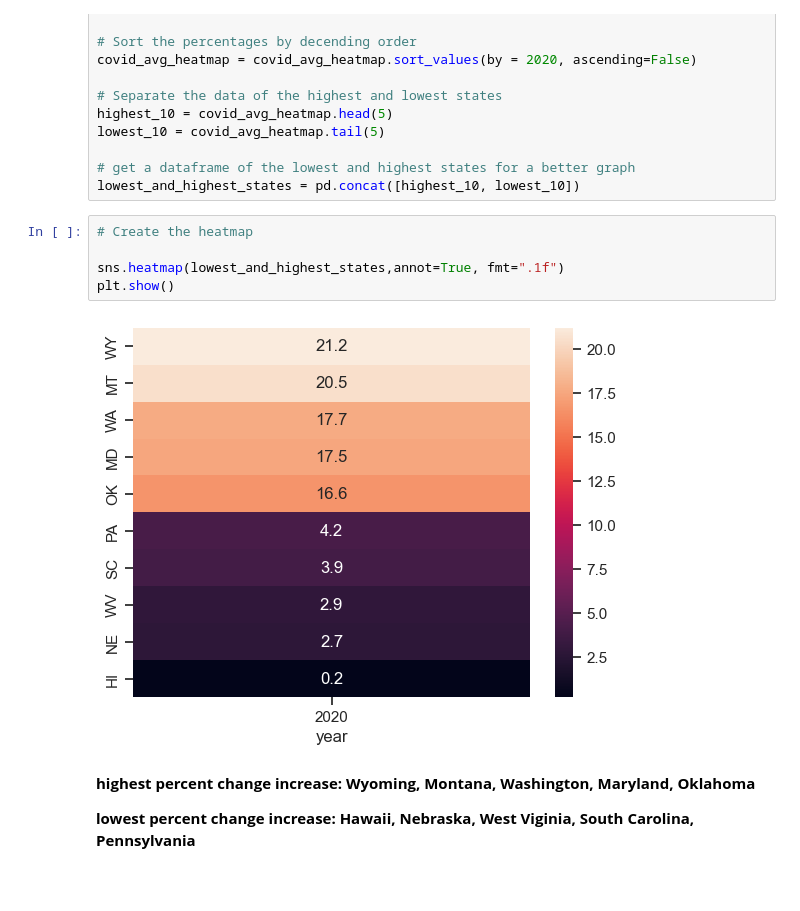
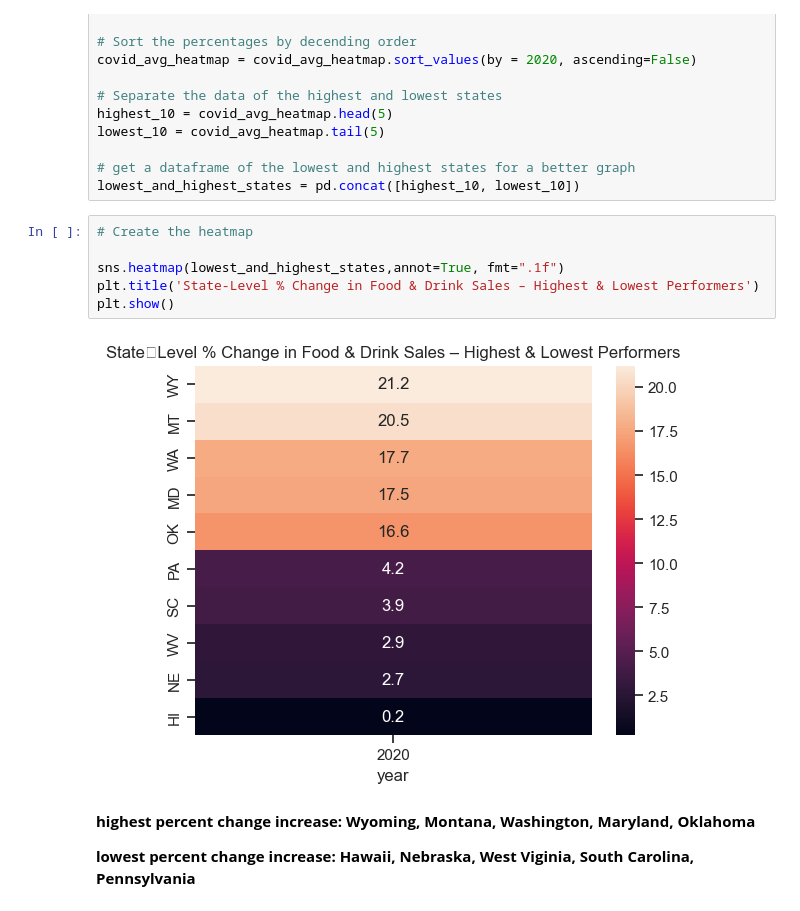
Before and after one commit to DiaHere/Food-and-Beverage-across-all-US-states-Analysis, a Jupyter notebook: notebook.ipynb, the cells around one changed output. Drawn from its saved outputs; the diff is of its cells as text; blank space fills up the shorter version.

```diff
--- a/notebook.ipynb
+++ b/notebook.ipynb
@@ -246,10 +248,11 @@ lowest_and_highest_states = pd.concat([highest_10, lowest_10])
 # %%
 # Create the heatmap
 
 sns.heatmap(lowest_and_highest_states,annot=True, fmt=".1f")
+plt.title('State‐Level % Change in Food & Drink Sales – Highest & Lowest Performers')
 plt.show()
 # %% [output]
-[figure, old version]
+[figure, new version]
 # %% [markdown]
 **highest percent change increase: Wyoming, Montana, Washington, Maryland, Oklahoma**
 
```
Also changed, not shown: parts of 21 cells of this notebook.
